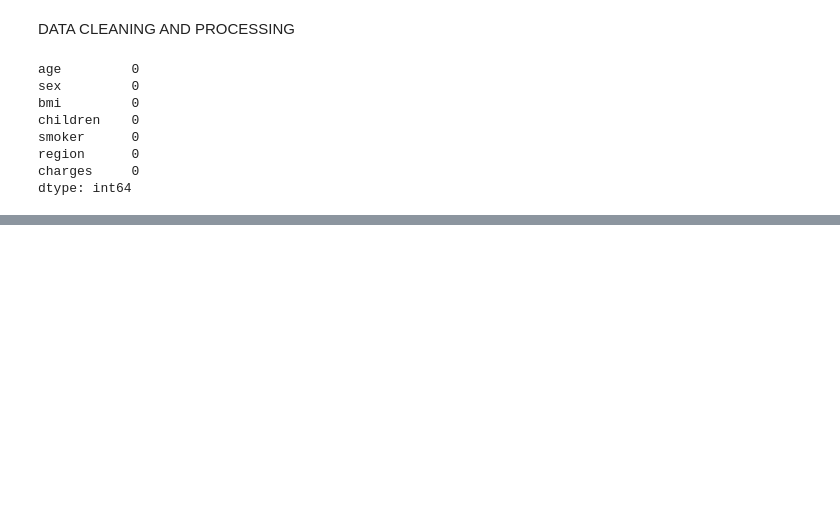
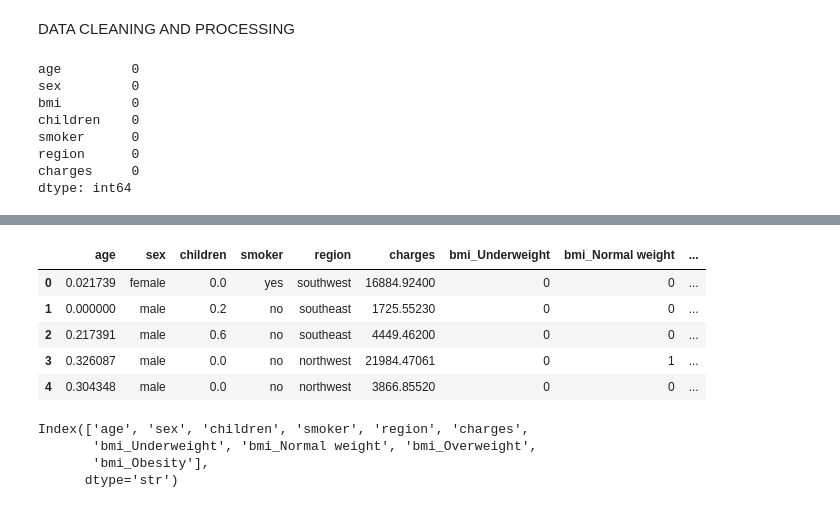
Before and after one commit to HarshPandey2004/ML-Model, a Jupyter notebook: project/file1.ipynb, the cells around one changed output, grey strips where cells are left out. Drawn from its saved outputs; the diff is of its cells as text; code cells hidden in the pictures; blank space fills up the shorter version.

```diff
--- a/project/file1.ipynb
+++ b/project/file1.ipynb
@@ -220,0 +269,20 @@ data_cleaned.head()
+# %%
+# Option A: Convert boolean columns automatically
+bool_cols = data_cleaned.select_dtypes(include=['bool']).columns
+data_cleaned[bool_cols] = data_cleaned[bool_cols].astype(int)
+
+data_cleaned.head()
+# %% [output]
+|  | age | sex | children | smoker | region | charges | bmi_Underweight | bmi_Normal weight | ... |
+| 0 | 0.021739 | female | 0.0 | yes | southwest | 16884.92400 | 0 | 0 | ... |
+| 1 | 0.000000 | male | 0.2 | no | southeast | 1725.55230 | 0 | 0 | ... |
+| 2 | 0.217391 | male | 0.6 | no | southeast | 4449.46200 | 0 | 0 | ... |
+| 3 | 0.326087 | male | 0.0 | no | northwest | 21984.47061 | 0 | 1 | ... |
+| 4 | 0.304348 | male | 0.0 | no | northwest | 3866.85520 | 0 | 0 | ... |
+# %%
+data_cleaned.columns
+# %% [output]
+Index(['age', 'sex', 'children', 'smoker', 'region', 'charges',
+       'bmi_Underweight', 'bmi_Normal weight', 'bmi_Overweight',
+       'bmi_Obesity'],
+      dtype='str')
```
Also changed, not shown: parts of 19 cells of this notebook.
